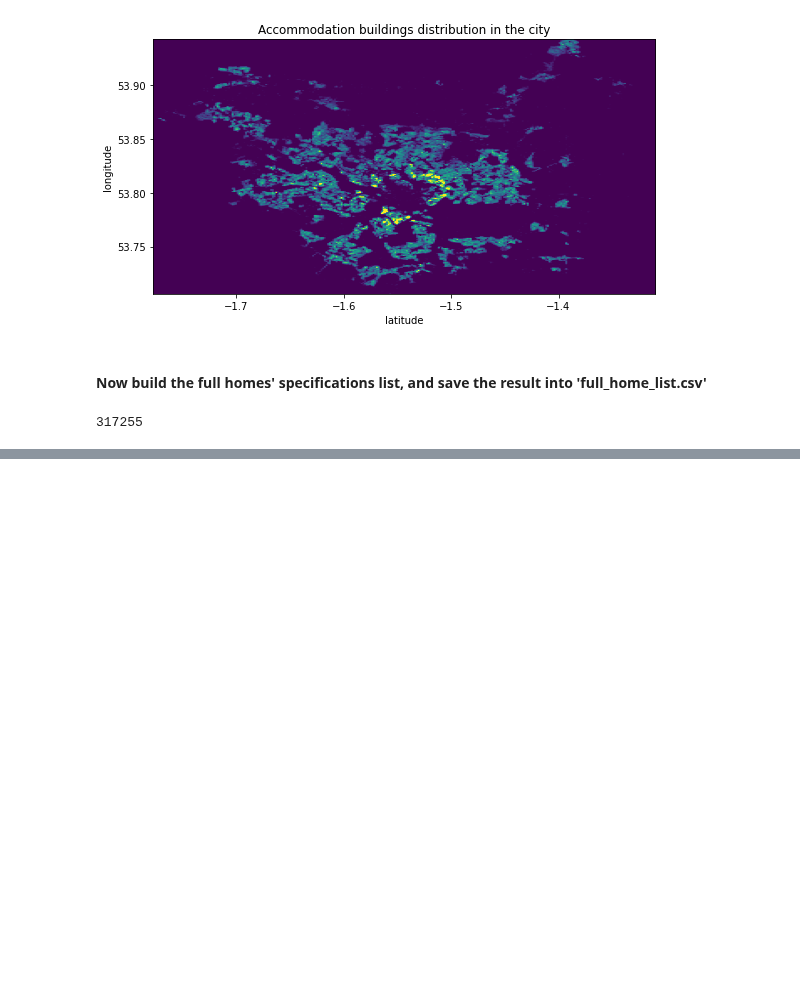
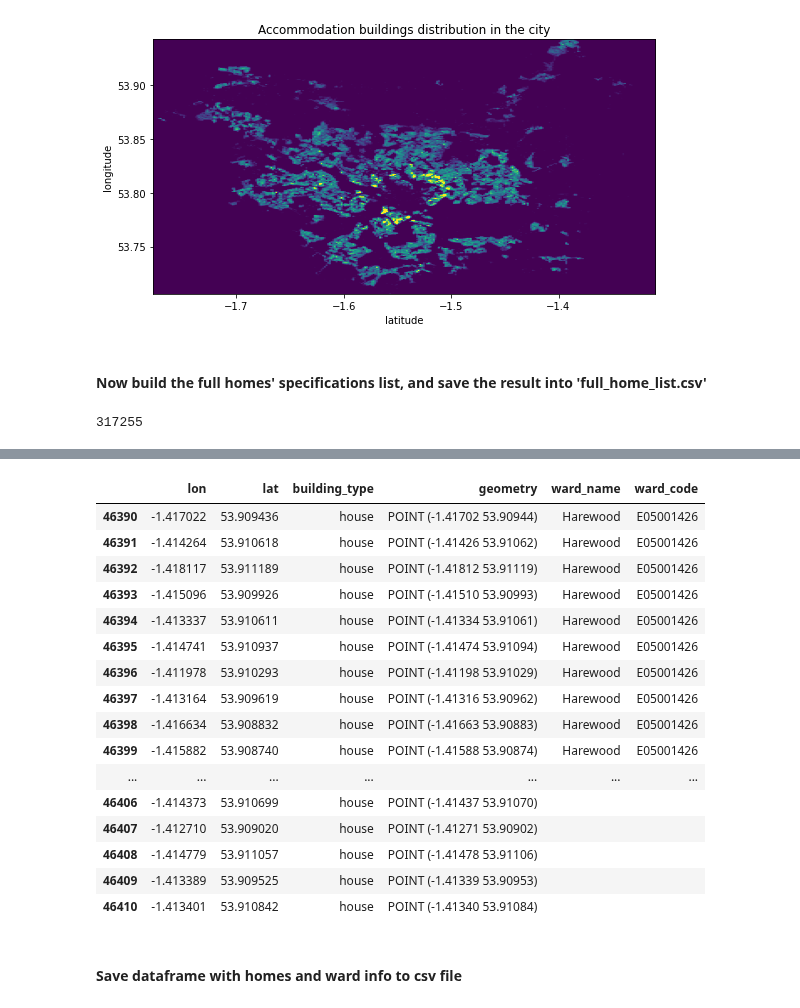
Before and after one commit to jeremy-large/CODiT, a Jupyter notebook: share/codit/notebooks/obtain_accommodation_coords.ipynb, the cells around one changed output, grey strips where cells are left out. Cells and saved outputs as stored; diff of their text form; code cells hidden in the pictures; blank space fills up the shorter version.

```diff
--- a/share/codit/notebooks/obtain_accommodation_coords.ipynb
+++ b/share/codit/notebooks/obtain_accommodation_coords.ipynb
@@ -93,0 +209,27 @@ df_home_list
+# %%
+df_home_ward_list = df_home_list.copy()
+df_home_ward_list["ward_name"] = ""
+df_home_ward_list["ward_code"] = ""
+
+missing_ward_df = pd.DataFrame(columns=['lon','lat','building_type','ward_name','ward_code'])
+print_every = 500
+for home_index, home_row in gdf_home_list.iterrows():
+    if home_index % print_every == 0:
+        print(f'{home_index}   {missing_ward_df.shape}')
+    home_pt = home_row["geometry"]
+    missing_ward = True
+    for ward_index, ward_row in leeds_wards_shapes_gdf.iterrows():
+        if ward_row["geometry"].contains(home_pt):
+            df_home_ward_list.loc[home_index, "ward_name"] = ward_row["wd17nm"]
+            df_home_ward_list.loc[home_index, "ward_code"] = ward_row["wd17cd"]
+            missing_ward = False
+            break
+    if missing_ward:
+        still_missing = True
+        for other_index, other_row in wards_shapes_gdf.iterrows():
+            if other_row["geometry"].contains(home_pt):
+                missing_ward_df.loc[home_index] = home_row.append(pd.Series(data={'ward_name':other_row["wd17nm"],
+                                                                                  'ward_code':other_row["wd17cd"]}))
+                still_missing = False
+        if still_missing:
+            missing_ward_df.loc[home_index] = home_row
@@ -93,0 +256,23 @@ df_home_list
+# %%
+#df_home_ward_list
+df_home_ward_list.loc[46390:46410]
+# %% [output]
+|  | lon | lat | building_type | geometry | ward_name | ward_code |
+| 46390 | -1.417022 | 53.909436 | house | POINT (-1.41702 53.90944) | Harewood | E05001426 |
+| 46391 | -1.414264 | 53.910618 | house | POINT (-1.41426 53.91062) | Harewood | E05001426 |
+| 46392 | -1.418117 | 53.911189 | house | POINT (-1.41812 53.91119) | Harewood | E05001426 |
+| 46393 | -1.415096 | 53.909926 | house | POINT (-1.41510 53.90993) | Harewood | E05001426 |
+| 46394 | -1.413337 | 53.910611 | house | POINT (-1.41334 53.91061) | Harewood | E05001426 |
+| 46395 | -1.414741 | 53.910937 | house | POINT (-1.41474 53.91094) | Harewood | E05001426 |
+| 46396 | -1.411978 | 53.910293 | house | POINT (-1.41198 53.91029) | Harewood | E05001426 |
+| 46397 | -1.413164 | 53.909619 | house | POINT (-1.41316 53.90962) | Harewood | E05001426 |
+| 46398 | -1.416634 | 53.908832 | house | POINT (-1.41663 53.90883) | Harewood | E05001426 |
+| 46399 | -1.415882 | 53.908740 | house | POINT (-1.41588 53.90874) | Harewood | E05001426 |
+| ... | ... | ... | ... | ... | ... | ... |
+| 46406 | -1.414373 | 53.910699 | house | POINT (-1.41437 53.91070) |  |  |
+| 46407 | -1.412710 | 53.909020 | house | POINT (-1.41271 53.90902) |  |  |
+| 46408 | -1.414779 | 53.911057 | house | POINT (-1.41478 53.91106) |  |  |
+| 46409 | -1.413389 | 53.909525 | house | POINT (-1.41339 53.90953) |  |  |
+| 46410 | -1.413401 | 53.910842 | house | POINT (-1.41340 53.91084) |  |  |
+# %% [markdown]
+#### Save dataframe with homes and ward info to csv file
```
Also changed, not shown: parts of 33 cells of this notebook.
